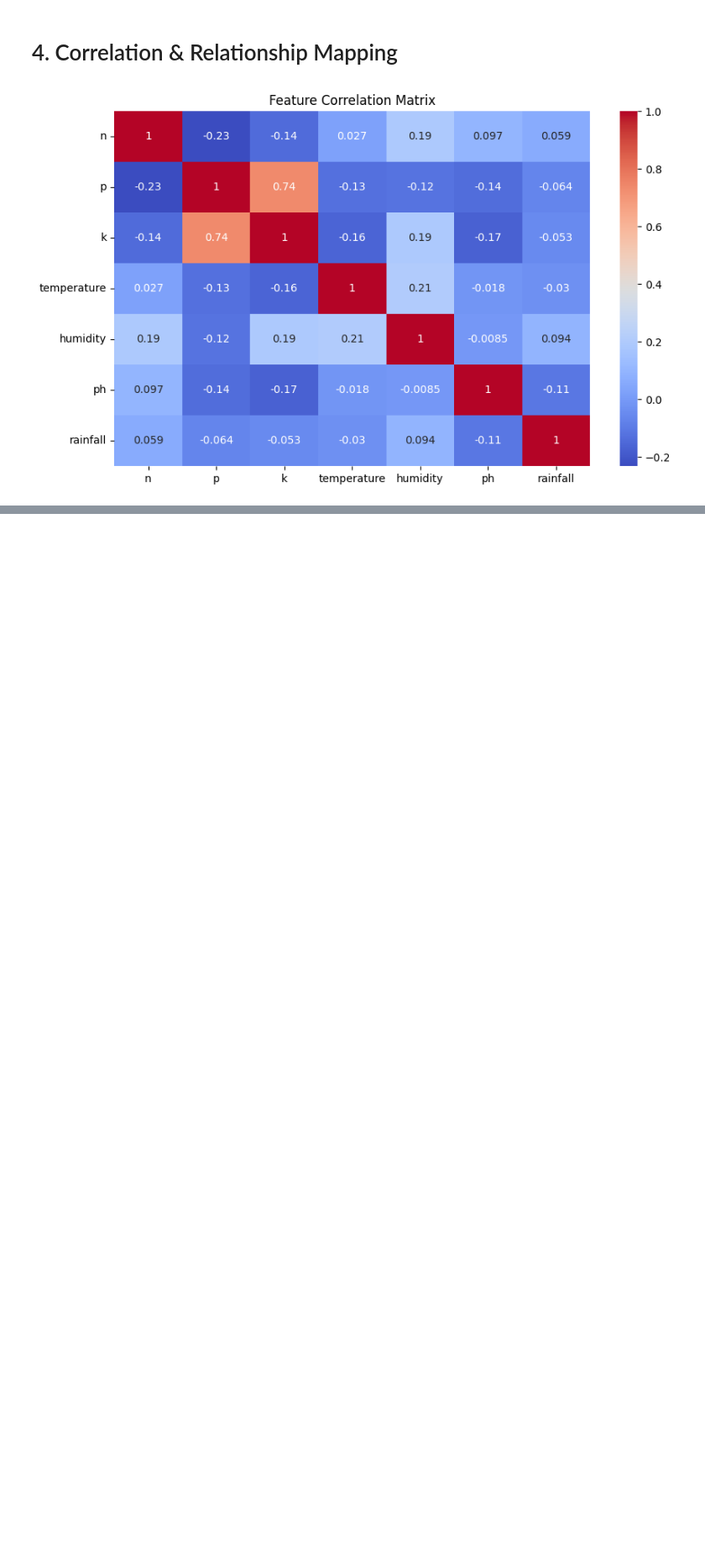
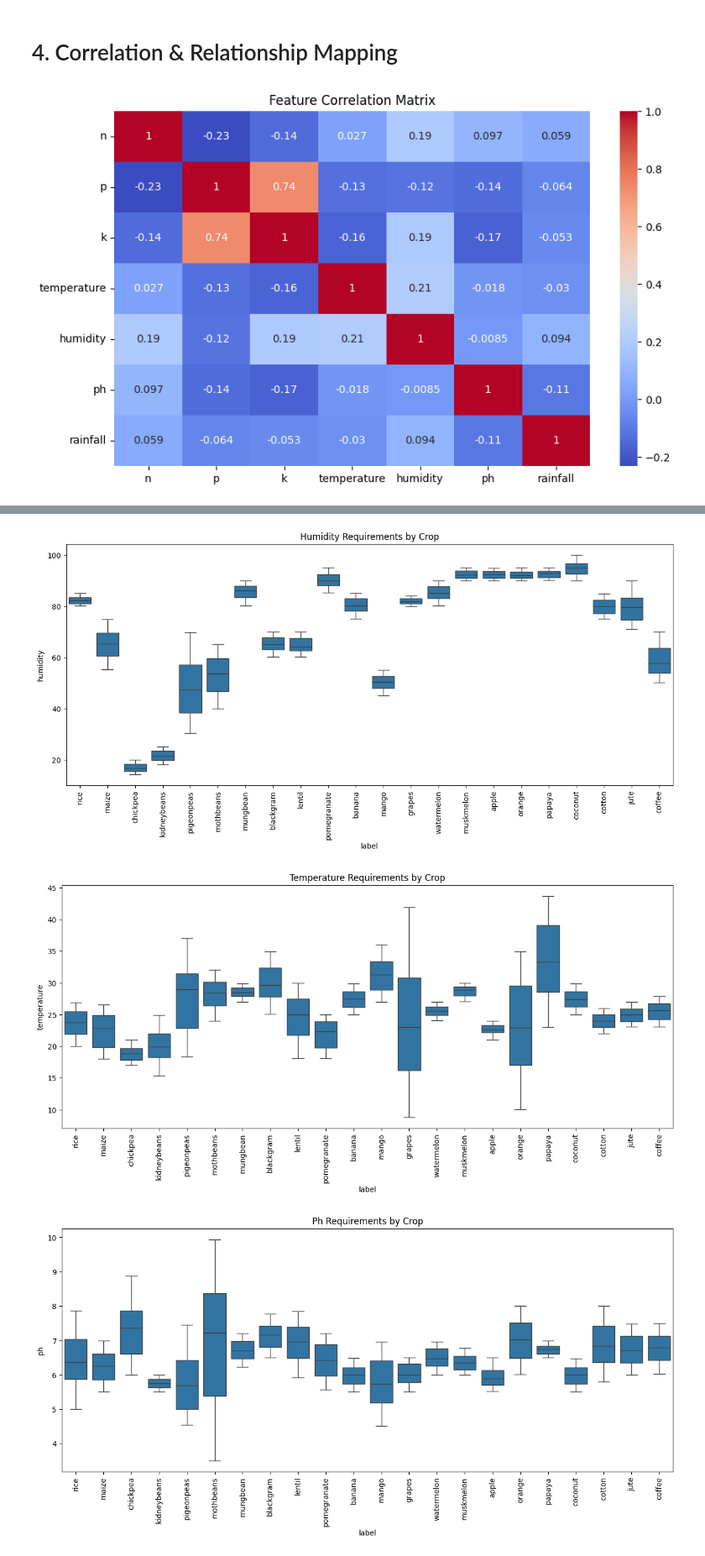
Before and after one commit to iiiyahiya111/Crop_Recommendation_Model, a Jupyter notebook: notebooks/1_data_exploration.ipynb, the cells around one changed output, grey strips where cells are left out. Shown at 84% size. Saved outputs shown, nothing was run; the diff lists cells and outputs as text; code cells hidden in the pictures; blank space fills up the shorter version.

```diff
--- a/notebooks/1_data_exploration.ipynb
+++ b/notebooks/1_data_exploration.ipynb
@@ -101,0 +100,11 @@ plt.show()
+# %%
+for col in ['humidity', 'temperature', 'ph']:
+    plt.figure(figsize=(15, 6))
+    sns.boxplot(data=df, x='label', y=col)
+    plt.xticks(rotation=90)
+    plt.title(f"{col.capitalize()} Requirements by Crop")
+    plt.show()
+# %% [output]
+[figure, added]
+[figure, added]
+[figure, added]
```
Also changed, not shown: parts of 3 cells of this notebook, 23 other files.
